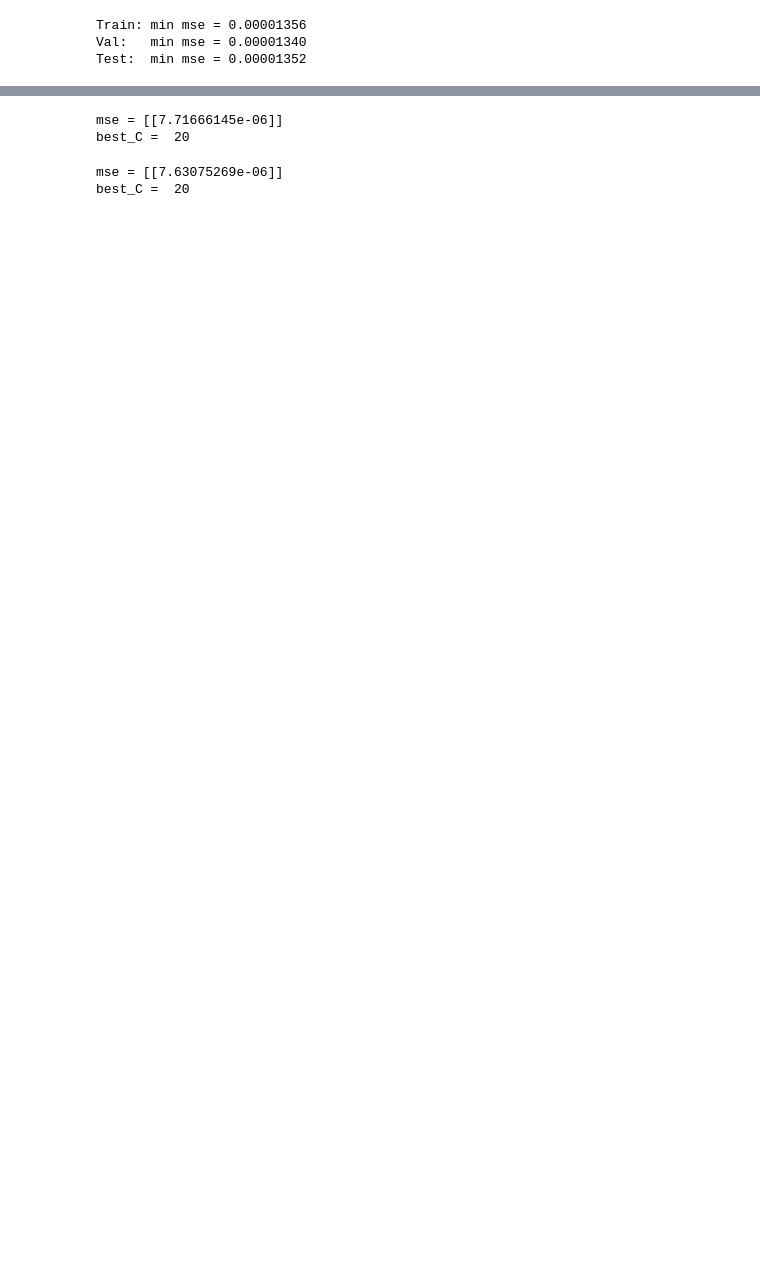
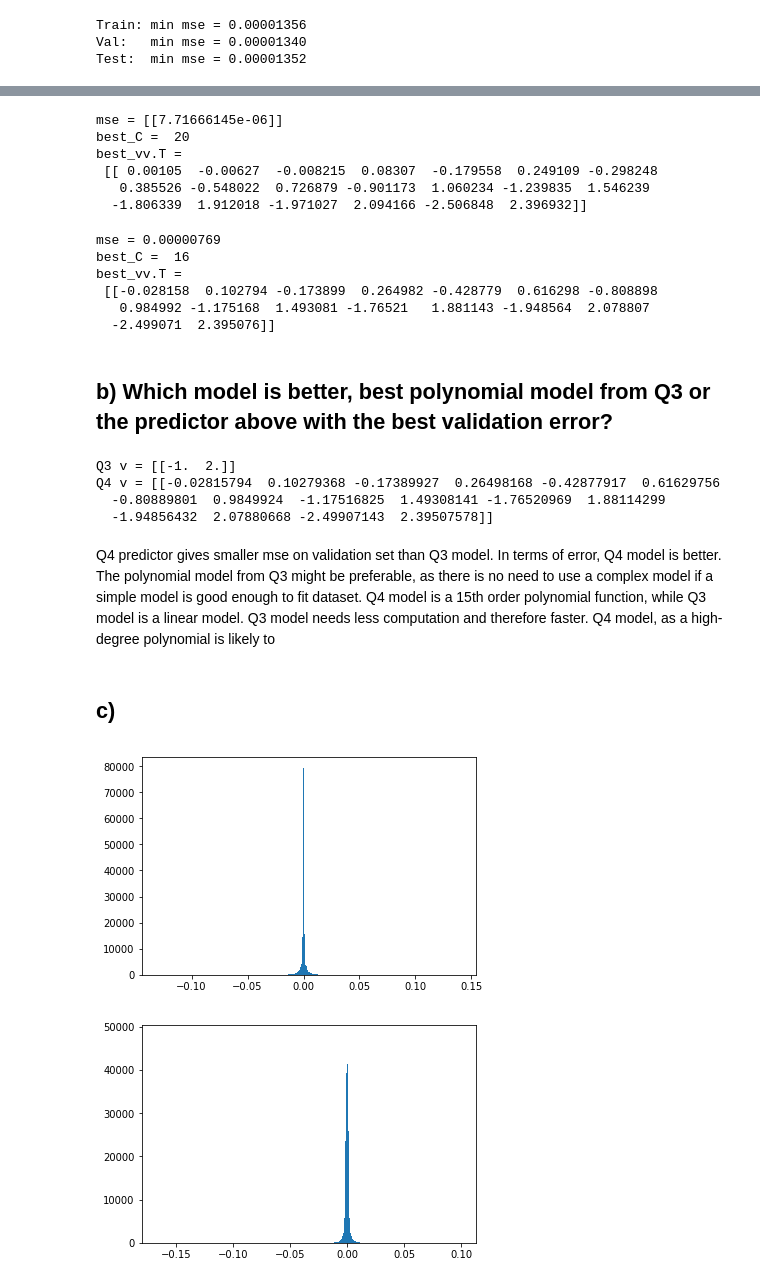
Before and after one commit to shengsli/mlpr, a Jupyter notebook: cw.ipynb, the cells around one changed output, grey strips where cells are left out. Cells and saved outputs as stored; diff of their text form; code cells hidden in the pictures; blank space fills up the shorter version.

```diff
--- a/cw.ipynb
+++ b/cw.ipynb
@@ -282,7 +320,7 @@ Test:  min mse = 0.00001352
 # %%
 def mse(X,yy,vv):
     ff = np.dot(X,vv)
-    residual = (yy - ff)
+    residual = yy - ff
     return np.dot(residual.T,residual)/yy.shape[0]
 
 min_mse, best_C, best_vv = 99999, None, None
@@ -294,23 +332,64 @@ for C in range(1,21):
 
 print("mse =", min_mse)
 print("best_C = ", best_C)
-# with np.printoptions(precision=6, suppress=True):
-#     print("best_vv = \n", best_vv)
+with np.printoptions(precision=6, suppress=True):
+    print("best_vv.T = \n", best_vv.T)
 # %% [output]
 mse = [[7.71666145e-06]]
 best_C =  20
+best_vv.T =
+ [[ 0.00105  -0.00627  -0.008215  0.08307  -0.179558  0.249109 -0.298248
+   0.385526 -0.548022  0.726879 -0.901173  1.060234 -1.239835  1.546239
+  -1.806339  1.912018 -1.971027  2.094166 -2.506848  2.396932]]
 # %%
 min_mse, best_C, best_vv = 99999, None, None
 for C in range(1,21):
-    vv = np.linalg.lstsq(X_shuf_val[:,-C:], y_shuf_val, rcond=-1)[0]
+    vv = np.linalg.lstsq(X_shuf_train[:,-C:], y_shuf_train, rcond=-1)[0]
     cur_mse = mse(X_shuf_val[:,-C:],y_shuf_val,vv)
     if cur_mse < min_mse:
         min_mse, best_C, best_vv = cur_mse, C, vv
 
-print("mse =", min_mse)
+print("mse = %.8f" % min_mse)
 print("best_C = ", best_C)
-# with np.printoptions(precision=6, suppress=True):
-#     print("best_vv = \n", best_vv)
+with np.printoptions(precision=6, suppress=True):
+    print("best_vv.T = \n", best_vv.T)
 # %% [output]
-mse = [[7.63075269e-06]]
-best_C =  20
+mse = 0.00000769
+best_C =  16
+best_vv.T =
+ [[-0.028158  0.102794 -0.173899  0.264982 -0.428779  0.616298 -0.808898
+   0.984992 -1.175168  1.493081 -1.76521   1.881143 -1.948564  2.078807
+  -2.499071  2.395076]]
+# %% [markdown]
+## b) Which model is better, best polynomial model from Q3 or the predictor above with the best validation error?
+# %%
+#best mode from Q3, C,K=2,2
+vv_q3 = make_vv(2,2)
+vv_q4 = best_vv
+
+print("Q3 v =", vv_q3.T)
+print("Q4 v =", vv_q4.T)
+# %% [output]
+Q3 v = [[-1.  2.]]
+Q4 v = [[-0.02815794  0.10279368 -0.17389927  0.26498168 -0.42877917  0.61629756
+  -0.80889801  0.9849924  -1.17516825  1.49308141 -1.76520969  1.88114299
+  -1.94856432  2.07880668 -2.49907143  2.39507578]]
+# %% [markdown]
+Q4 predictor gives smaller mse on validation set than Q3 model. In terms of error, Q4 model is better. The polynomial model from Q3 might be preferable, as there is no need to use a complex model if a simple model is good enough to fit dataset. Q4 model is a 15th order polynomial function, while Q3 model is a linear model. Q3 model needs less computation and therefore faster. Q4 model, as a high-degree polynomial is likely to
+# %% [markdown]
+## c)
+# %%
+yy = y_shuf_val[:,-2:]
+ff = np.dot(X_shuf_val[:,-2:],vv_q3)
+residual = yy - ff
+plt.hist(residual,bins=500)
+plt.show()
+
+yy = y_shuf_val[:,-16:]
+ff = np.dot(X_shuf_val[:,-16:],vv_q4)
+residual = yy - ff
+plt.hist(residual,bins=500)
+plt.show()
+# %% [output]
+[figure, added]
+[figure, added]
```
Also changed, not shown: parts of 21 cells of this notebook.
